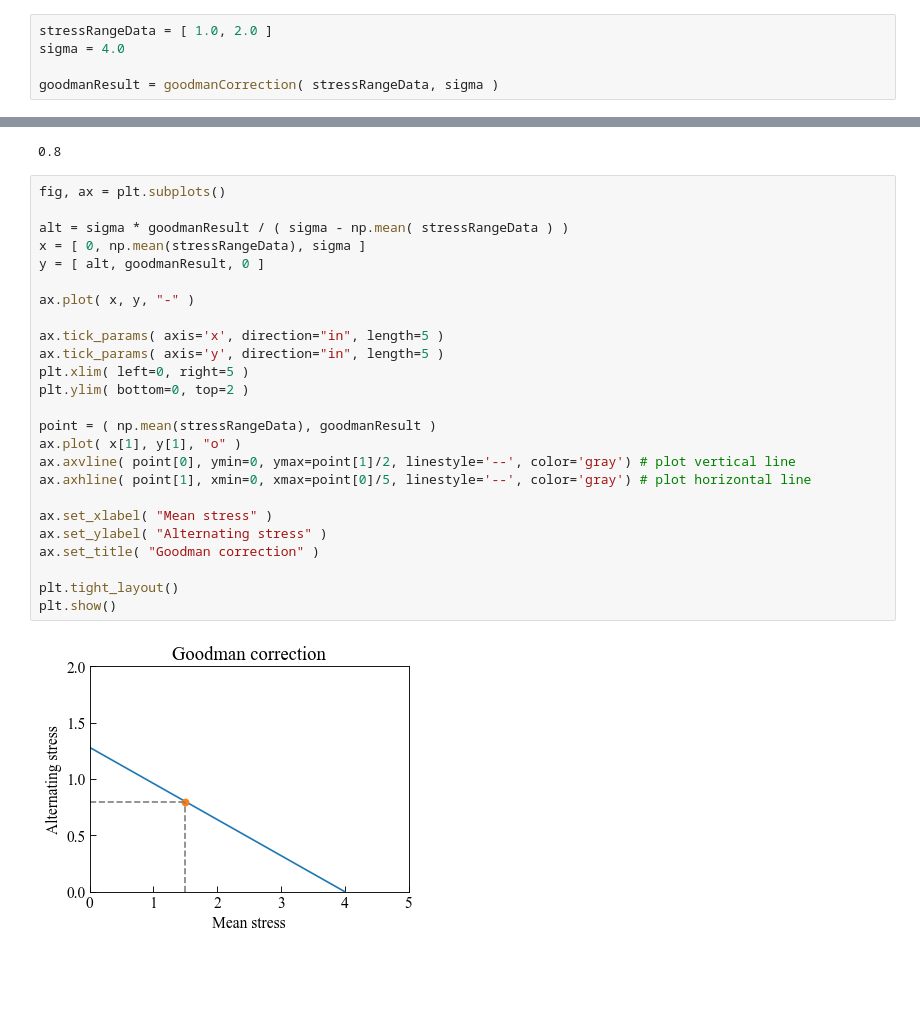
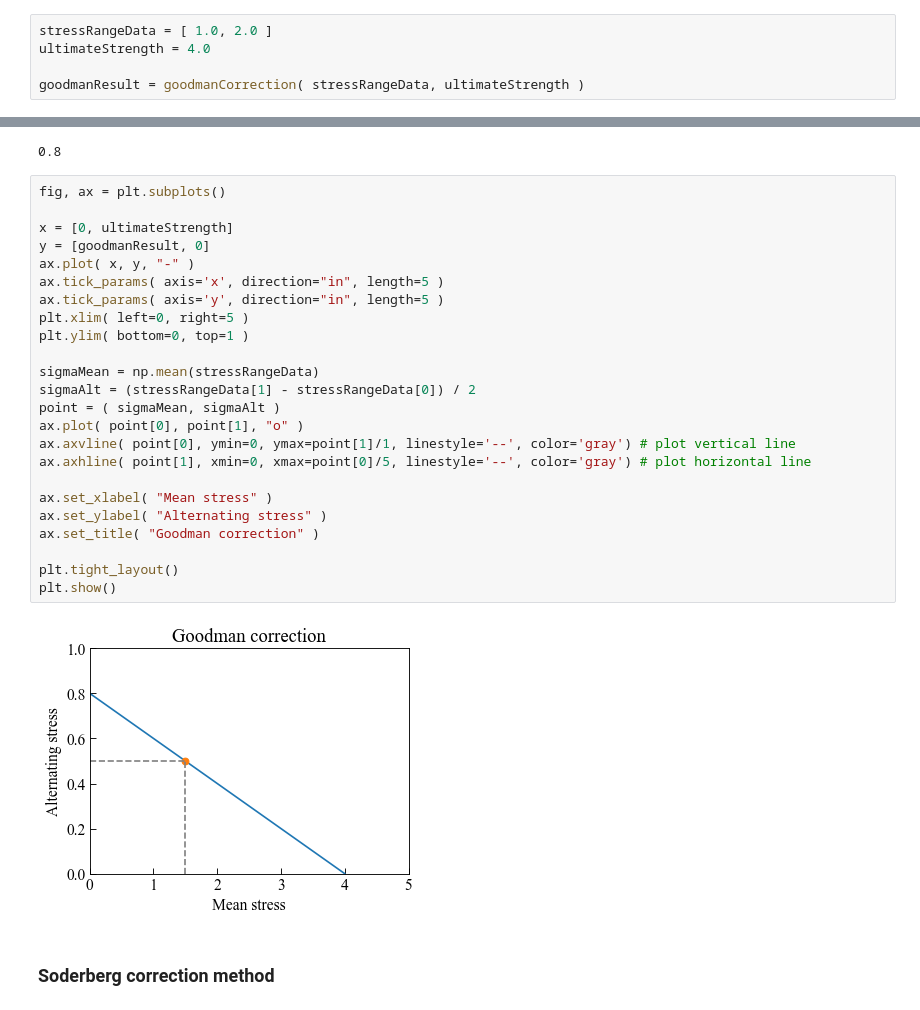
Before and after one commit to dpzhuX/ffpack, a Jupyter notebook: docs/source/moduleCookbook/lccMeanStressCorrection.ipynb, the cells around one changed output, grey strips where cells are left out. Saved outputs shown, nothing was run; the diff lists cells and outputs as text; blank space fills up the shorter version.

Commit message:
soderbergCorrection & gerberCorrection

```diff
--- a/docs/source/moduleCookbook/lccMeanStressCorrection.ipynb
+++ b/docs/source/moduleCookbook/lccMeanStressCorrection.ipynb
@@ -61,9 +70,9 @@ goodmanCorrection(stressRange, sigma, n=1.0)
 #### Example with default values
 # %%
 stressRangeData = [ 1.0, 2.0 ]
-sigma = 4.0
+ultimateStrength = 4.0
 
-goodmanResult = goodmanCorrection( stressRangeData, sigma )
+goodmanResult = goodmanCorrection( stressRangeData, ultimateStrength )
 # %%
 print( goodmanResult )
 # %% [output]
@@ -71,27 +80,28 @@ print( goodmanResult )
 # %%
 fig, ax = plt.subplots()
 
-alt = sigma * goodmanResult / ( sigma - np.mean( stressRangeData ) )
-x = [ 0, np.mean(stressRangeData), sigma ]
-y = [ alt, goodmanResult, 0 ]
-
+x = [0, ultimateStrength]
+y = [goodmanResult, 0]
 ax.plot( x, y, "-" )
-
 ax.tick_params( axis='x', direction="in", length=5 )
 ax.tick_params( axis='y', direction="in", length=5 )
 plt.xlim( left=0, right=5 )
-plt.ylim( bottom=0, top=2 )
+plt.ylim( bottom=0, top=1 )
 
-point = ( np.mean(stressRangeData), goodmanResult )
-ax.plot( x[1], y[1], "o" )
-ax.axvline( point[0], ymin=0, ymax=point[1]/2, linestyle='--', color='gray') # plot vertical line
+sigmaMean = np.mean(stressRangeData)
+sigmaAlt = (stressRangeData[1] - stressRangeData[0]) / 2
+point = ( sigmaMean, sigmaAlt )
+ax.plot( point[0], point[1], "o" )
+ax.axvline( point[0], ymin=0, ymax=point[1]/1, linestyle='--', color='gray') # plot vertical line
 ax.axhline( point[1], xmin=0, xmax=point[0]/5, linestyle='--', color='gray') # plot horizontal line
 
 ax.set_xlabel( "Mean stress" )
 ax.set_ylabel( "Alternating stress" )
 ax.set_title( "Goodman correction" )
 
 plt.tight_layout()
 plt.show()
 # %% [output]
-[figure, old version]
+[figure, new version]
+# %% [markdown]
+### Soderberg correction method
```
Also changed, not shown: parts of 21 cells of this notebook, 3 other files.
